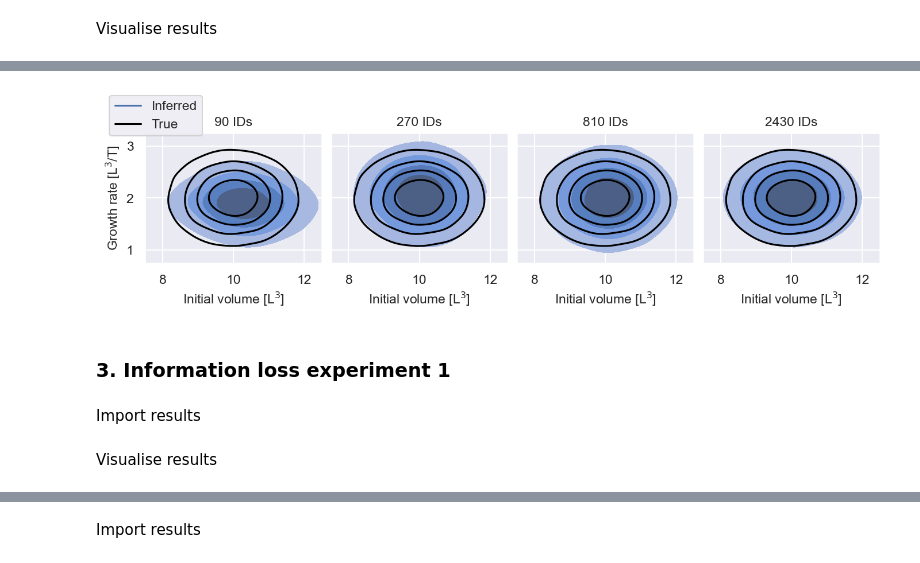
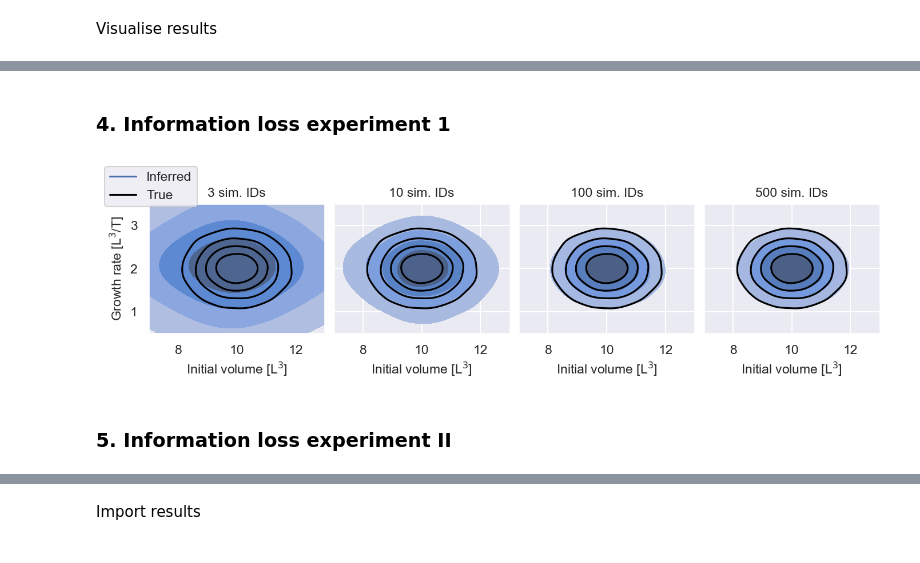
Before and after one commit to DavAug/filter-inference, a Jupyter notebook: results/1_cancer_growth/results.ipynb, the cells around one changed output, grey strips where cells are left out. Drawn from its saved outputs; the diff is of its cells as text; code cells hidden in the pictures.

Commit message:
clean up early cancer growth model inference

```diff
--- a/results/1_cancer_growth/results.ipynb
+++ b/results/1_cancer_growth/results.ipynb
@@ -303,4 +579,15 @@ Visualise results
+# %% [markdown]
+### 4. Information loss experiment 1
 # %%
+# Import filter inference results
+n_sim = [3, 10, 100, 500]
+filter_results = []
+for idn, n in enumerate(n_sim):
+    filter_results.append(xr.load_dataset(
+        directory + '/posteriors/%d_filter_inference_cancer_growth_%d_ids.nc'
+        % (idn+6, n)))
+
+# Plot results
 # Create layout
 fontsize = 11
 my_dpi = 192
@@ -345,41 +632,39 @@ for idx, samples in enumerate(population_samples):
         x=samples[:, 0], y=samples[:, 1], fill=True, bw_adjust=1.5,
         levels=[0.2, 0.4, 0.6, 0.8, 1], ax=axes[idx])
 
 # Plot data-generating distribution as reference
 samples = population_model.sample(true_parameters, n_samples)
 for idx, ax in enumerate(axes):
     sns.kdeplot(
         x=samples[:, 0], y=samples[:, 1], fill=False, bw_adjust=1.5,
         levels=[0.2, 0.4, 0.6, 0.8, 1], ax=ax, color='black')
-axes[0].set_xlim([7.5, 12.5])
-axes[0].set_ylim([0.75, 3.25])
+axes[0].set_xlim([7, 13])
+axes[0].set_ylim([0.5, 3.5])
 axes[0].tick_params(labelsize=fontsize)
 axes[0].set_ylabel(r'Growth rate [L$^3$/T]', fontsize=fontsize)
 for ax in axes[1:]:
     ax.set_yticklabels(labels=[], visible=False)
 for idx, ax in enumerate(axes):
-    ax.set_title('%d IDs' % (n_ids_per_t[idx] * 6), fontsize=fontsize)
+    ax.set_title('%d sim. IDs' % (n_sim[idx]), fontsize=fontsize)
     ax.set_xlabel(r'Initial volume [L$^3$]', fontsize=fontsize)
 
 # Add legend
 axes[0].plot(
     [111, 111], [111, 111], color=sns.color_palette()[0], label='Inferred')
 axes[0].plot(
     [111, 111], [111, 111], color='black', label='True')
-axes[0].legend(loc=[-0.2, 0.98], fontsize=int(fontsize))
+axes[0].legend(loc=[-0.25, 0.98], fontsize=int(fontsize))
 
 # Export figure
 plt.savefig(
-    directory + '/2_estimates_of_IIV.tif',
+    directory + '/12_information_loss_1.tif',
     bbox_inches='tight')
 plt.savefig(
-    directory + '/2_estimates_of_IIV.pdf',
+    directory + '/12_information_loss_1.pdf',
     bbox_inches='tight')
 
 plt.show()
 # %% [output]
-[figure, old version]
+[figure, new version]
 # %% [markdown]
-### 3. Information loss experiment 1
+### 5. Information loss experiment II
-# %% [markdown]
-Import results
@@ -394,2 +670,0 @@ for idn, n in enumerate(n_sim):
-# %% [markdown]
-Visualise results
```
Also changed, not shown: parts of 9 cells of this notebook, 22 other files.
